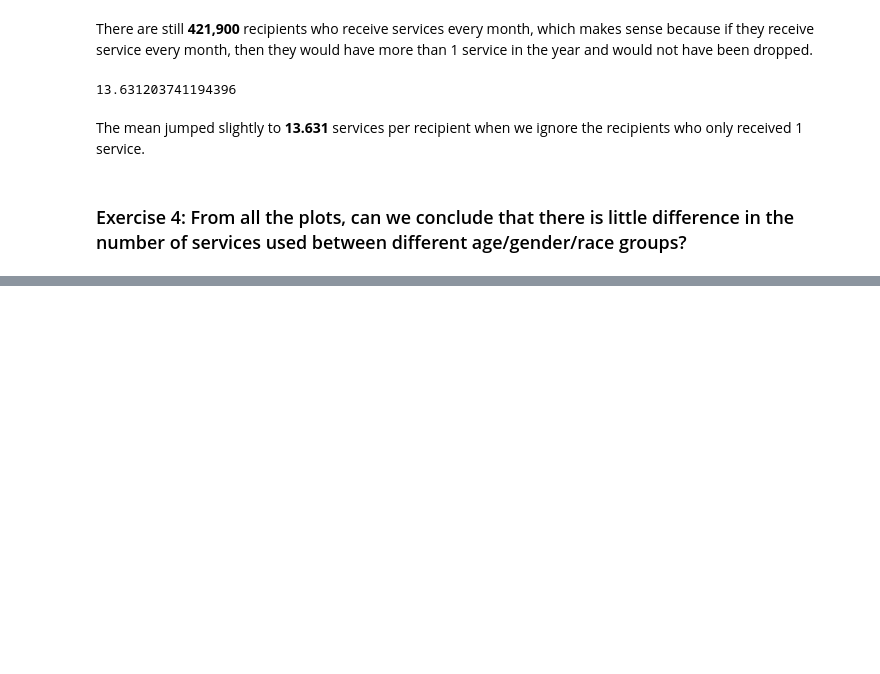
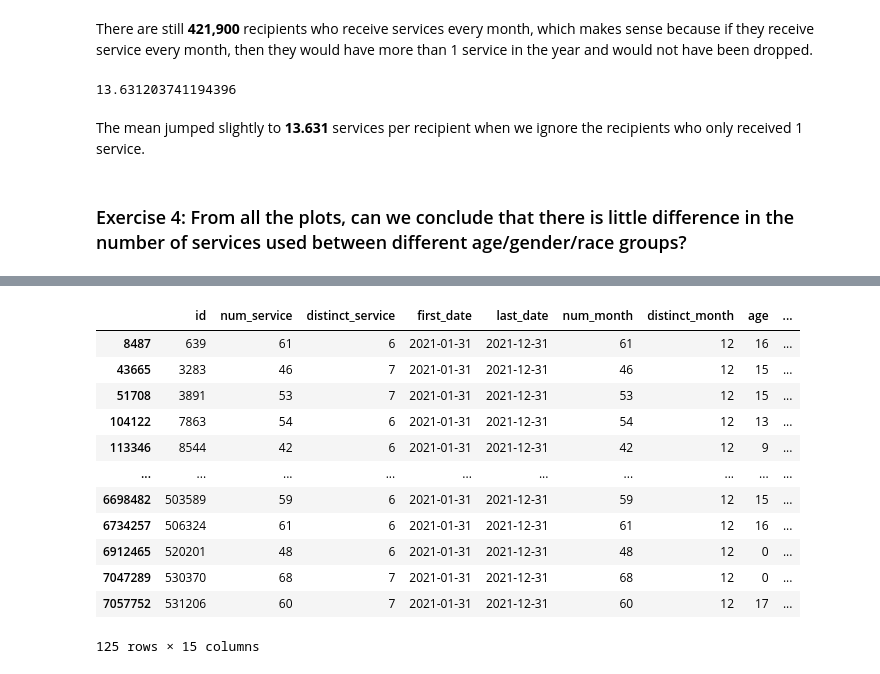
Before and after one commit to joshwinnes11/Math485, a Jupyter notebook: HW/Week2.ipynb, the cells around one changed output, grey strips where cells are left out. Saved outputs shown, nothing was run; the diff lists cells and outputs as text; code cells hidden in the pictures; blank space fills up the shorter version.

```diff
--- a/HW/Week2.ipynb
+++ b/HW/Week2.ipynb
@@ -133,0 +224,18 @@ The mean jumped slightly to **13.631** services per recipient when we ignore the
+# %%
+ids = cohort_unique['id']
+cohort_full = recipient[recipient['id'].isin(ids)]
+cohort_full
+# %% [output]
+|  | id | num_service | distinct_service | first_date | last_date | num_month | distinct_month | age | ... |
+| 8487 | 639 | 61 | 6 | 2021-01-31 | 2021-12-31 | 61 | 12 | 16 | ... |
+| 43665 | 3283 | 46 | 7 | 2021-01-31 | 2021-12-31 | 46 | 12 | 15 | ... |
+| 51708 | 3891 | 53 | 7 | 2021-01-31 | 2021-12-31 | 53 | 12 | 15 | ... |
+| 104122 | 7863 | 54 | 6 | 2021-01-31 | 2021-12-31 | 54 | 12 | 13 | ... |
+| 113346 | 8544 | 42 | 6 | 2021-01-31 | 2021-12-31 | 42 | 12 | 9 | ... |
+| ... | ... | ... | ... | ... | ... | ... | ... | ... | ... |
+| 6698482 | 503589 | 59 | 6 | 2021-01-31 | 2021-12-31 | 59 | 12 | 15 | ... |
+| 6734257 | 506324 | 61 | 6 | 2021-01-31 | 2021-12-31 | 61 | 12 | 16 | ... |
+| 6912465 | 520201 | 48 | 6 | 2021-01-31 | 2021-12-31 | 48 | 12 | 0 | ... |
+| 7047289 | 530370 | 68 | 7 | 2021-01-31 | 2021-12-31 | 68 | 12 | 0 | ... |
+| 7057752 | 531206 | 60 | 7 | 2021-01-31 | 2021-12-31 | 60 | 12 | 17 | ... |
+125 rows × 15 columns
```
Also changed, not shown: parts of 15 cells of this notebook, 1 other file.
